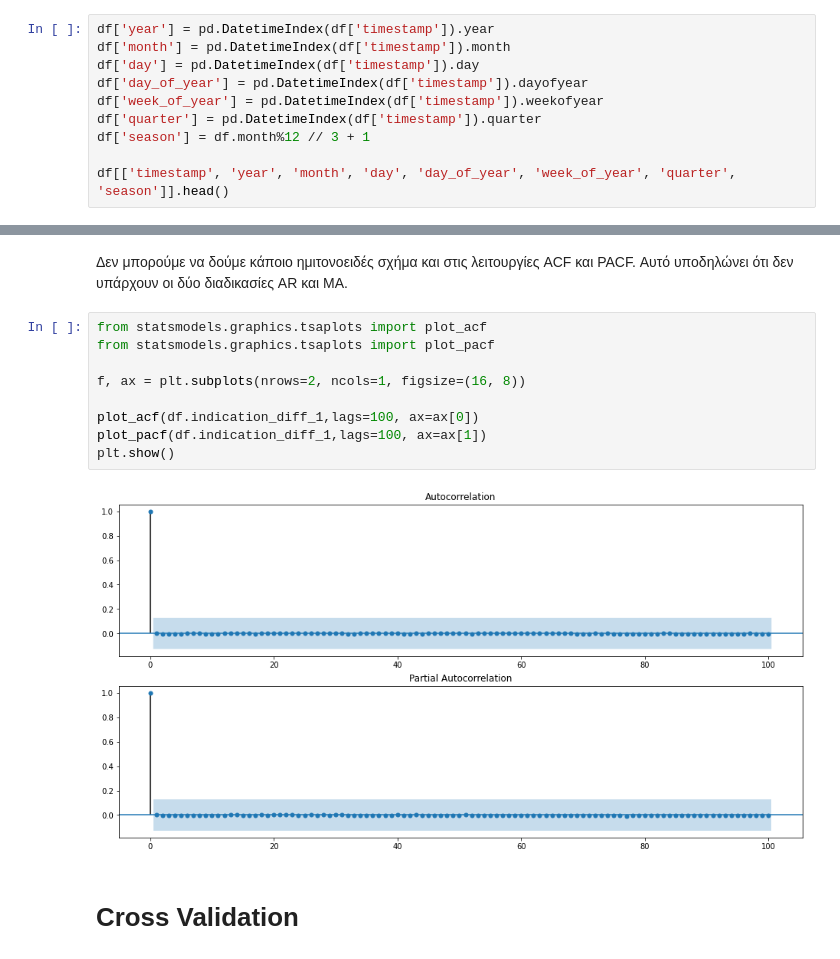
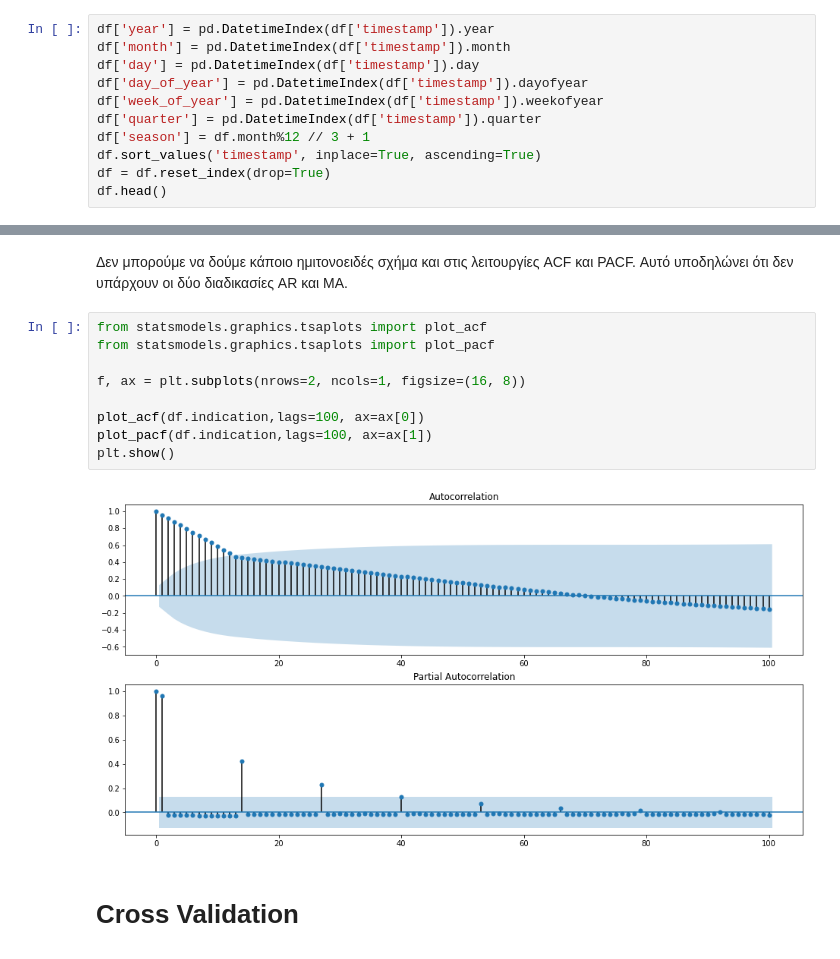
Before and after one commit to geomyll33/Beautez, a Jupyter notebook: EYDAP_Challenge_project.ipynb, the cells around one changed output, grey strips where cells are left out. Drawn from its saved outputs; the diff is of its cells as text.

```diff
--- a/EYDAP_Challenge_project.ipynb
+++ b/EYDAP_Challenge_project.ipynb
@@ -590,6 +891,7 @@ df['day_of_year'] = pd.DatetimeIndex(df['timestamp']).dayofyear
 df['week_of_year'] = pd.DatetimeIndex(df['timestamp']).weekofyear
 df['quarter'] = pd.DatetimeIndex(df['timestamp']).quarter
 df['season'] = df.month%12 // 3 + 1
-
-df[['timestamp', 'year', 'month', 'day', 'day_of_year', 'week_of_year', 'quarter', 'season']].head()
+df.sort_values('timestamp', inplace=True, ascending=True)
+df = df.reset_index(drop=True)
+df.head()
 # %% [output]
@@ -799,14 +1135,14 @@ plt.show()
 # %%
 from statsmodels.graphics.tsaplots import plot_acf
 from statsmodels.graphics.tsaplots import plot_pacf
 
 f, ax = plt.subplots(nrows=2, ncols=1, figsize=(16, 8))
 
-plot_acf(df.indication_diff_1,lags=100, ax=ax[0])
-plot_pacf(df.indication_diff_1,lags=100, ax=ax[1])
+plot_acf(df.indication,lags=100, ax=ax[0])
+plot_pacf(df.indication,lags=100, ax=ax[1])
 plt.show()
 # %% [output]
-[figure, old version]
+[figure, new version]
 # %% [markdown]
 # Cross Validation
 # %% [markdown]
```
Also changed, not shown: parts of 78 cells of this notebook.
